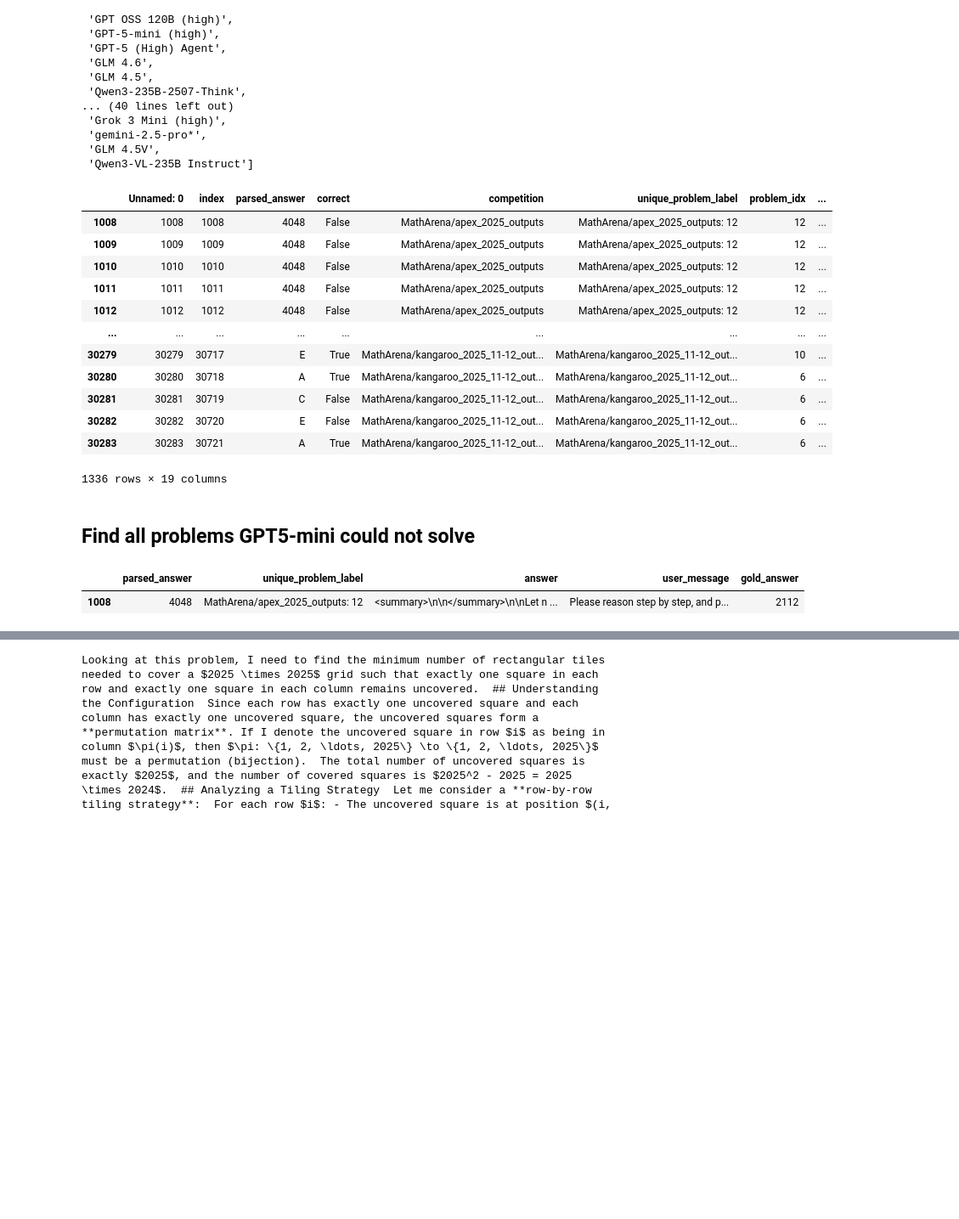
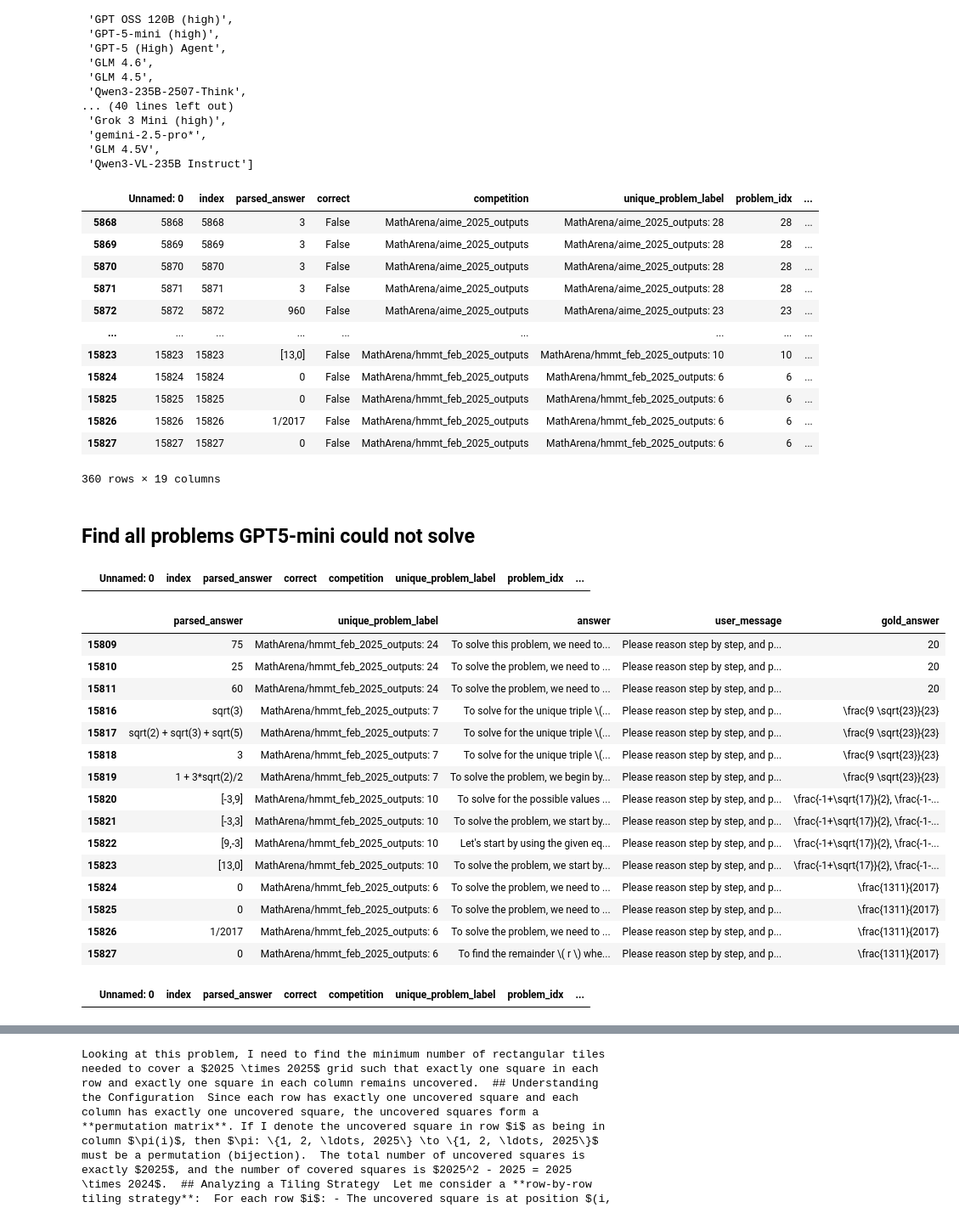
Before and after one commit to au-nlp/project-milestone-p2-group15, a Jupyter notebook: view_individual_model_stats.ipynb, the cells around one changed output, grey strips where cells are left out. Shown at 85% size. Cells and saved outputs as stored; diff of their text form; code cells hidden in the pictures; blank space fills up the shorter version.

```diff
--- a/view_individual_model_stats.ipynb
+++ b/view_individual_model_stats.ipynb
@@ -36,31 +36,58 @@ moldel_names
  'GLM 4.5V',
  'Qwen3-VL-235B Instruct']
 # %%
-gpt5_mini = "GPT-5-mini (high)"
+gpt5_mini = "gpt-4o"
 
 df_new = df[df[MODEL_NAME]==gpt5_mini]
 df_new
 # %% [output]
 |  | Unnamed: 0 | index | parsed_answer | correct | competition | unique_problem_label | problem_idx | ... |
-| 1008 | 1008 | 1008 | 4048 | False | MathArena/apex_2025_outputs | MathArena/apex_2025_outputs: 12 | 12 | ... |
-| 1009 | 1009 | 1009 | 4048 | False | MathArena/apex_2025_outputs | MathArena/apex_2025_outputs: 12 | 12 | ... |
-| 1010 | 1010 | 1010 | 4048 | False | MathArena/apex_2025_outputs | MathArena/apex_2025_outputs: 12 | 12 | ... |
-| 1011 | 1011 | 1011 | 4048 | False | MathArena/apex_2025_outputs | MathArena/apex_2025_outputs: 12 | 12 | ... |
-| 1012 | 1012 | 1012 | 4048 | False | MathArena/apex_2025_outputs | MathArena/apex_2025_outputs: 12 | 12 | ... |
+| 5868 | 5868 | 5868 | 3 | False | MathArena/aime_2025_outputs | MathArena/aime_2025_outputs: 28 | 28 | ... |
+| 5869 | 5869 | 5869 | 3 | False | MathArena/aime_2025_outputs | MathArena/aime_2025_outputs: 28 | 28 | ... |
+| 5870 | 5870 | 5870 | 3 | False | MathArena/aime_2025_outputs | MathArena/aime_2025_outputs: 28 | 28 | ... |
+| 5871 | 5871 | 5871 | 3 | False | MathArena/aime_2025_outputs | MathArena/aime_2025_outputs: 28 | 28 | ... |
+| 5872 | 5872 | 5872 | 960 | False | MathArena/aime_2025_outputs | MathArena/aime_2025_outputs: 23 | 23 | ... |
 | ... | ... | ... | ... | ... | ... | ... | ... | ... |
-| 30279 | 30279 | 30717 | E | True | MathArena/kangaroo_2025_11-12_out... | MathArena/kangaroo_2025_11-12_out... | 10 | ... |
-| 30280 | 30280 | 30718 | A | True | MathArena/kangaroo_2025_11-12_out... | MathArena/kangaroo_2025_11-12_out... | 6 | ... |
-| 30281 | 30281 | 30719 | C | False | MathArena/kangaroo_2025_11-12_out... | MathArena/kangaroo_2025_11-12_out... | 6 | ... |
-| 30282 | 30282 | 30720 | E | False | MathArena/kangaroo_2025_11-12_out... | MathArena/kangaroo_2025_11-12_out... | 6 | ... |
-| 30283 | 30283 | 30721 | A | True | MathArena/kangaroo_2025_11-12_out... | MathArena/kangaroo_2025_11-12_out... | 6 | ... |
+| 15823 | 15823 | 15823 | [13,0] | False | MathArena/hmmt_feb_2025_outputs | MathArena/hmmt_feb_2025_outputs: 10 | 10 | ... |
+| 15824 | 15824 | 15824 | 0 | False | MathArena/hmmt_feb_2025_outputs | MathArena/hmmt_feb_2025_outputs: 6 | 6 | ... |
+| 15825 | 15825 | 15825 | 0 | False | MathArena/hmmt_feb_2025_outputs | MathArena/hmmt_feb_2025_outputs: 6 | 6 | ... |
+| 15826 | 15826 | 15826 | 1/2017 | False | MathArena/hmmt_feb_2025_outputs | MathArena/hmmt_feb_2025_outputs: 6 | 6 | ... |
+| 15827 | 15827 | 15827 | 0 | False | MathArena/hmmt_feb_2025_outputs | MathArena/hmmt_feb_2025_outputs: 6 | 6 | ... |
-1336 rows × 19 columns
+360 rows × 19 columns
 # %% [markdown]
 ## Find all problems GPT5-mini could not solve
+# %%
+df_new[df_new["unique_problem_label"] == "MathArena/apex_2025_outputs: 11"]
+# %% [output]
+|  | Unnamed: 0 | index | parsed_answer | correct | competition | unique_problem_label | problem_idx | ... |
 # %%
 CORRECT = "correct"
-df_new_false = df_new[df_new[CORRECT]==False]
-example = df_new_false.head(1)[["parsed_answer", "unique_problem_label", "answer", "user_message", "gold_answer"]]
+falses = df_new[df_new[CORRECT]==False]["unique_problem_label"]
+trues = df_new[df_new[CORRECT] == True]["unique_problem_label"]
+only_false = set(falses).difference(trues)
+df_new_false = df_new[df_new["unique_problem_label"].isin(only_false)]
+mask = ~df_new_false["unique_problem_label"].str.contains("kangaroo", case=False, na=False)
+df_new_false = df_new_false[mask]
+example = df_new_false.tail(15)[["parsed_answer", "unique_problem_label", "answer", "user_message", "gold_answer"]]
 example
 # %% [output]
 |  | parsed_answer | unique_problem_label | answer | user_message | gold_answer |
-| 1008 | 4048 | MathArena/apex_2025_outputs: 12 | <summary>\n\n</summary>\n\nLet n ... | Please reason step by step, and p... | 2112 |
+| 15809 | 75 | MathArena/hmmt_feb_2025_outputs: 24 | To solve this problem, we need to... | Please reason step by step, and p... | 20 |
+| 15810 | 25 | MathArena/hmmt_feb_2025_outputs: 24 | To solve the problem, we need to ... | Please reason step by step, and p... | 20 |
+| 15811 | 60 | MathArena/hmmt_feb_2025_outputs: 24 | To solve the problem, we need to ... | Please reason step by step, and p... | 20 |
+| 15816 | sqrt(3) | MathArena/hmmt_feb_2025_outputs: 7 | To solve for the unique triple \(... | Please reason step by step, and p... | \frac{9 \sqrt{23}}{23} |
+| 15817 | sqrt(2) + sqrt(3) + sqrt(5) | MathArena/hmmt_feb_2025_outputs: 7 | To solve for the unique triple \(... | Please reason step by step, and p... | \frac{9 \sqrt{23}}{23} |
+| 15818 | 3 | MathArena/hmmt_feb_2025_outputs: 7 | To solve for the unique triple \(... | Please reason step by step, and p... | \frac{9 \sqrt{23}}{23} |
+| 15819 | 1 + 3*sqrt(2)/2 | MathArena/hmmt_feb_2025_outputs: 7 | To solve the problem, we begin by... | Please reason step by step, and p... | \frac{9 \sqrt{23}}{23} |
+| 15820 | [-3,9] | MathArena/hmmt_feb_2025_outputs: 10 | To solve for the possible values ... | Please reason step by step, and p... | \frac{-1+\sqrt{17}}{2}, \frac{-1-... |
+| 15821 | [-3,3] | MathArena/hmmt_feb_2025_outputs: 10 | To solve the problem, we start by... | Please reason step by step, and p... | \frac{-1+\sqrt{17}}{2}, \frac{-1-... |
+| 15822 | [9,-3] | MathArena/hmmt_feb_2025_outputs: 10 | Let's start by using the given eq... | Please reason step by step, and p... | \frac{-1+\sqrt{17}}{2}, \frac{-1-... |
+| 15823 | [13,0] | MathArena/hmmt_feb_2025_outputs: 10 | To solve the problem, we start by... | Please reason step by step, and p... | \frac{-1+\sqrt{17}}{2}, \frac{-1-... |
+| 15824 | 0 | MathArena/hmmt_feb_2025_outputs: 6 | To solve the problem, we need to ... | Please reason step by step, and p... | \frac{1311}{2017} |
+| 15825 | 0 | MathArena/hmmt_feb_2025_outputs: 6 | To solve the problem, we need to ... | Please reason step by step, and p... | \frac{1311}{2017} |
+| 15826 | 1/2017 | MathArena/hmmt_feb_2025_outputs: 6 | To solve the problem, we need to ... | Please reason step by step, and p... | \frac{1311}{2017} |
+| 15827 | 0 | MathArena/hmmt_feb_2025_outputs: 6 | To find the remainder \( r \) whe... | Please reason step by step, and p... | \frac{1311}{2017} |
+# %%
+df_new_false[df_new_false["unique_problem_label"]=="MathArena/brumo_2025_outputs: 7"]
+# %% [output]
+|  | Unnamed: 0 | index | parsed_answer | correct | competition | unique_problem_label | problem_idx | ... |
```
Also changed, not shown: parts of 6 cells of this notebook, 5 other files.
